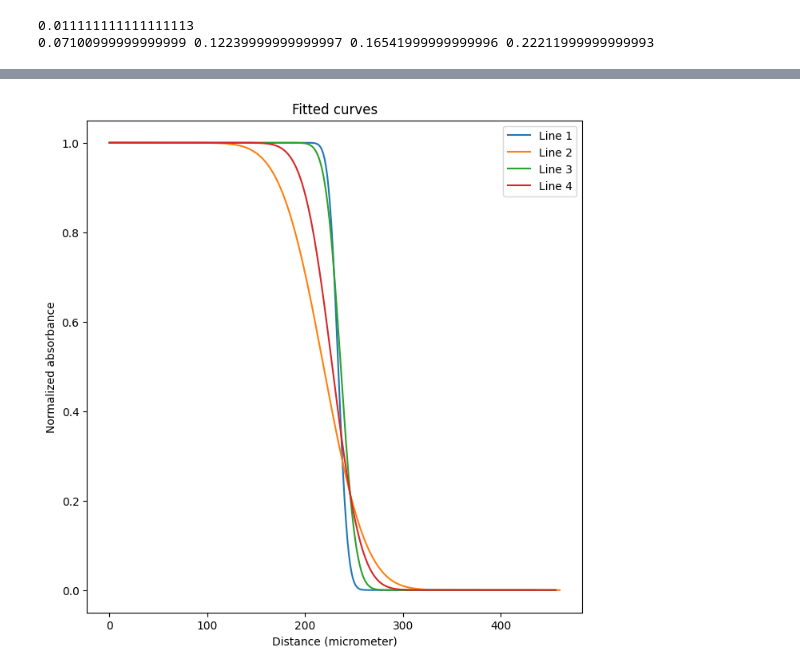
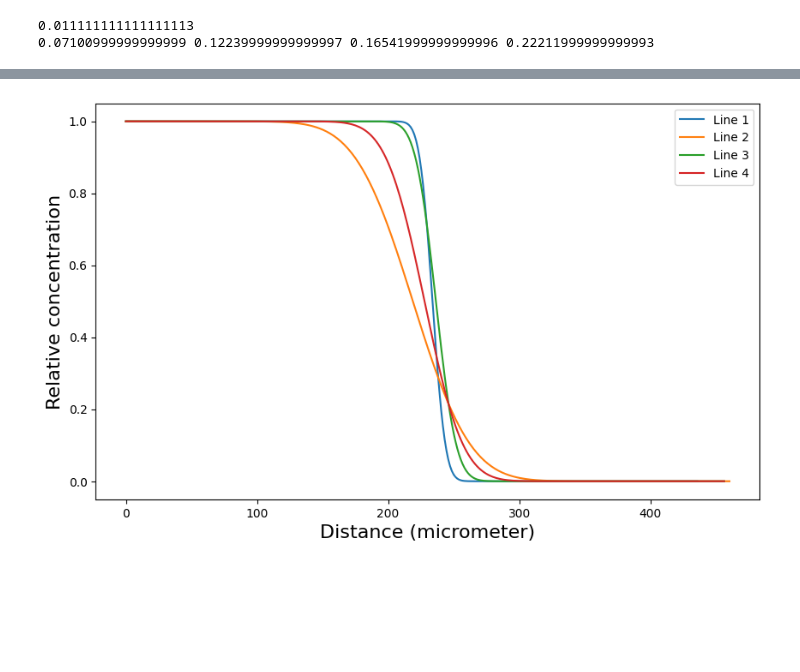
Before and after one commit to MartinKoll/TFY4335, a Jupyter notebook: flow.ipynb, the cells around one changed output, grey strips where cells are left out. Cells and saved outputs as stored; diff of their text form; code cells hidden in the pictures; blank space fills up the shorter version.

```diff
--- a/flow.ipynb
+++ b/flow.ipynb
@@ -180,15 +188,16 @@ plt.show()
 # %%
 # Plot fitted curves
-plt.plot(x1, ficks1(x1, *params1), label='Line 1')
-plt.plot(x2, ficks2(x2, *params2), label='Line 2')
-plt.plot(x3, ficks3(x3, *params3), label='Line 3')
-plt.plot(x4, ficks4(x4, *params4), label='Line 4')
-plt.rcParams["figure.figsize"] = (8,8)
-plt.xlabel('Distance (micrometer)')
-plt.ylabel('Normalized absorbance')
-plt.title('Fitted curves')
-plt.legend()
-plt.savefig('fitted_lines.png')
+fig, ax = plt.subplots()
+fig.set_figheight(6)
+fig.set_figwidth(10)
+ax.plot(x1, ficks1(x1, *params1), label='Line 1')
+ax.plot(x2, ficks2(x2, *params2), label='Line 2')
+ax.plot(x3, ficks3(x3, *params3), label='Line 3')
+ax.plot(x4, ficks4(x4, *params4), label='Line 4')
+ax.set_xlabel('Distance (micrometer)', fontsize=16)
+ax.set_ylabel('Relative concentration', fontsize=16)
+ax.legend()
+fig.savefig('fitted_lines.png')
 plt.show()
 # %% [output]
-[figure, old version]
+[figure, new version]
```
Also changed, not shown: parts of 3 cells of this notebook, 3 other files.
